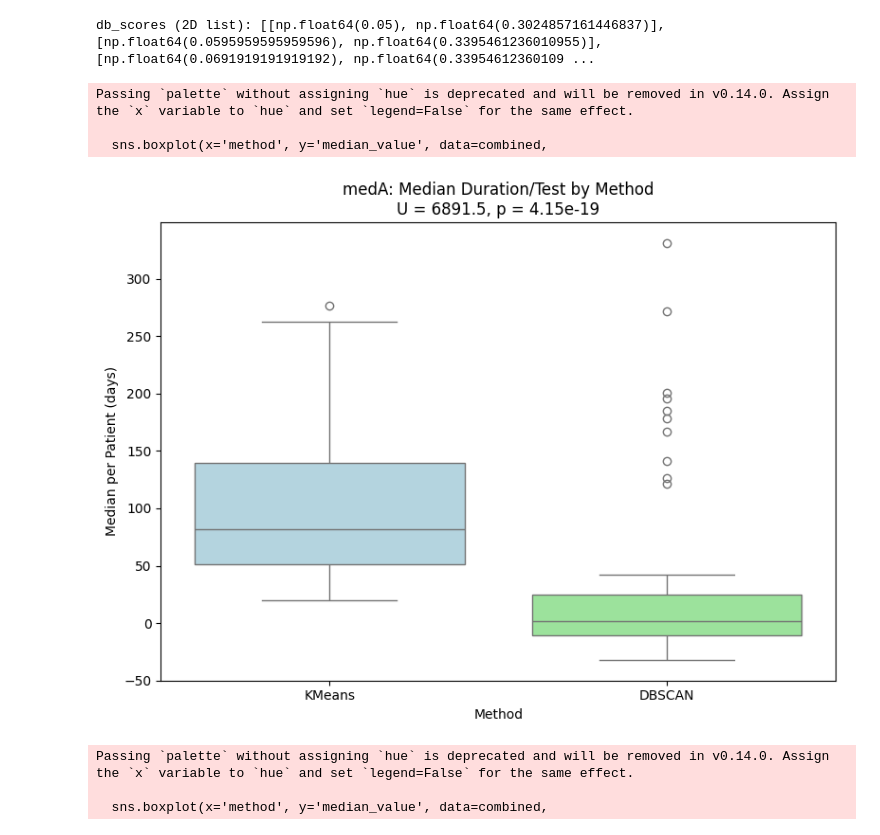
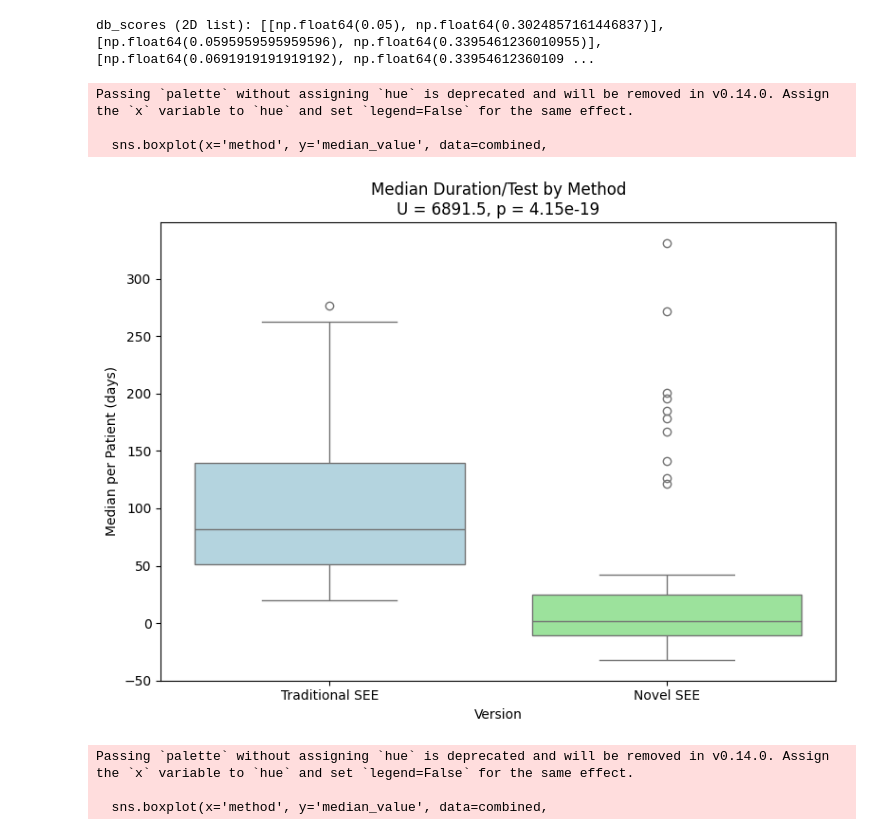
Before and after one commit to ReapingHunter/thesis-see, a Jupyter notebook: DBSCAN/SEE-DBSCAN-Davies.ipynb, the cells around one changed output. Drawn from its saved outputs; the diff is of its cells as text; code cells hidden in the pictures.

```diff
--- a/DBSCAN/SEE-DBSCAN-Davies.ipynb
+++ b/DBSCAN/SEE-DBSCAN-Davies.ipynb
@@ -360,39 +360,39 @@ def see_assumption_dbscan_medians(df_dbscan):
     return medians
 
 def compare_medians_distributions(df_km, df_db, med_name="Medication"):
     # extract per-patient medians
     km = see_assumption_medians(df_km)
-    km['method'] = 'KMeans'
+    km['method'] = 'Traditional SEE'
     db = see_assumption_dbscan_medians(df_db)
-    db['method'] = 'DBSCAN'
+    db['method'] = 'Novel SEE'
 
     combined = pd.concat([km, db], ignore_index=True)
 
     # statistical test
     stat, p = mannwhitneyu(km['median_value'], db['median_value'], alternative='two-sided')
     annotation = f"U = {stat:.1f}, p = {p:.3g}"
 
     plt.figure(figsize=(8,6))
     sns.boxplot(x='method', y='median_value', data=combined,
-                palette={"KMeans":"lightblue","DBSCAN":"lightgreen"})
-    plt.title(f"{med_name}: Median Duration/Test by Method\n{annotation}")
-    plt.xlabel("Method")
+                palette={"Traditional SEE":"lightblue","Novel SEE":"lightgreen"})
+    plt.title(f"Median Duration/Test by Method\n{annotation}")
+    plt.xlabel("Version")
     plt.ylabel("Median per Patient (days)")
     plt.tight_layout()
     plt.show()
 
 compare_medians_distributions(medA_final_km, medA_clust_db, med_name="medA")
 compare_medians_distributions(medB_final_km, medB_clust_db, med_name="medB")
 
 see_assumption(medA_final_km)
 see_assumption(medB_final_km)
 see_assumption(medA_final_db)
 see_assumption(medB_final_db)
 # %% [output]
 Passing `palette` without assigning `hue` is deprecated and will be removed in v0.14.0. Assign the `x` variable to `hue` and set `legend=False` for the same effect.
 
   sns.boxplot(x='method', y='median_value', data=combined,
-[figure, old version]
+[figure, new version]
 Passing `palette` without assigning `hue` is deprecated and will be removed in v0.14.0. Assign the `x` variable to `hue` and set `legend=False` for the same effect.
 
   sns.boxplot(x='method', y='median_value', data=combined,
```
Also changed, not shown: parts of 1 cell of this notebook, 1 other file.
